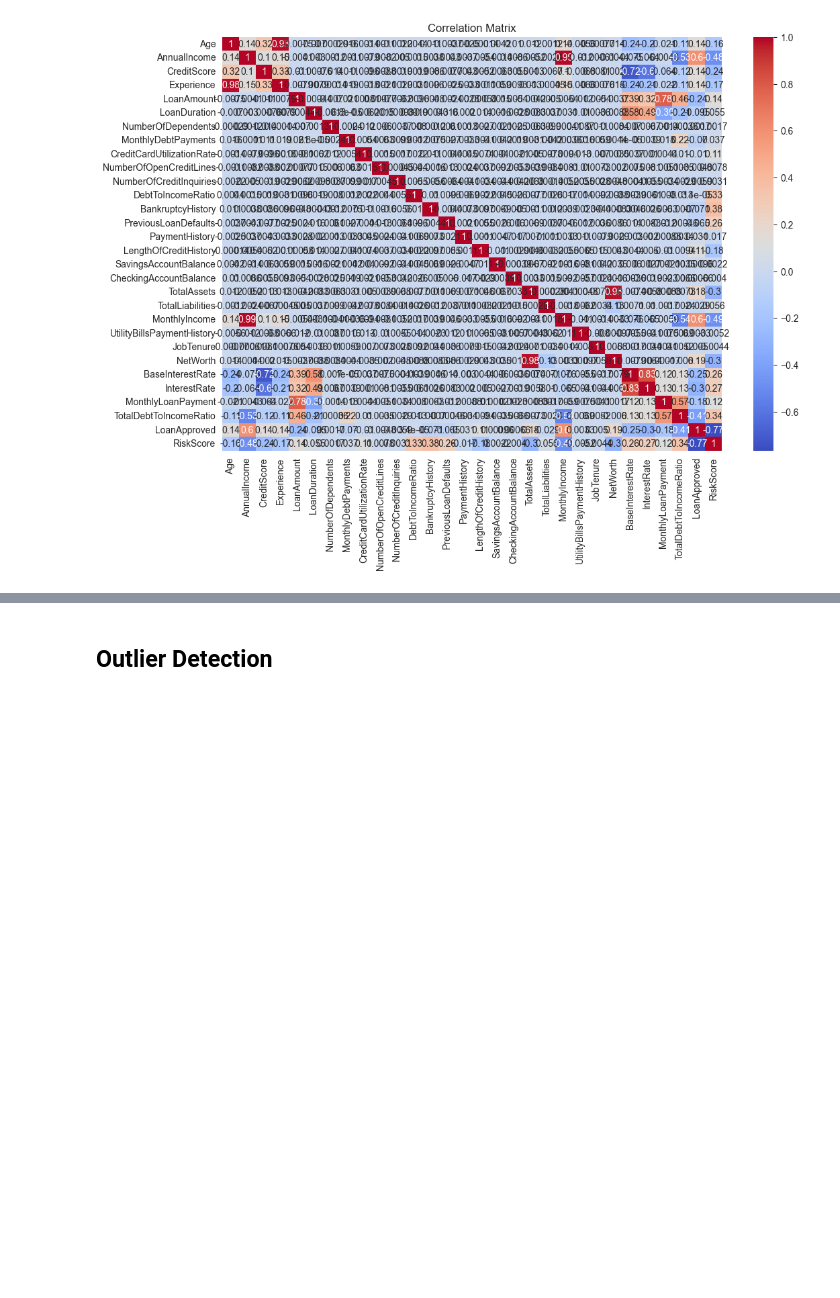
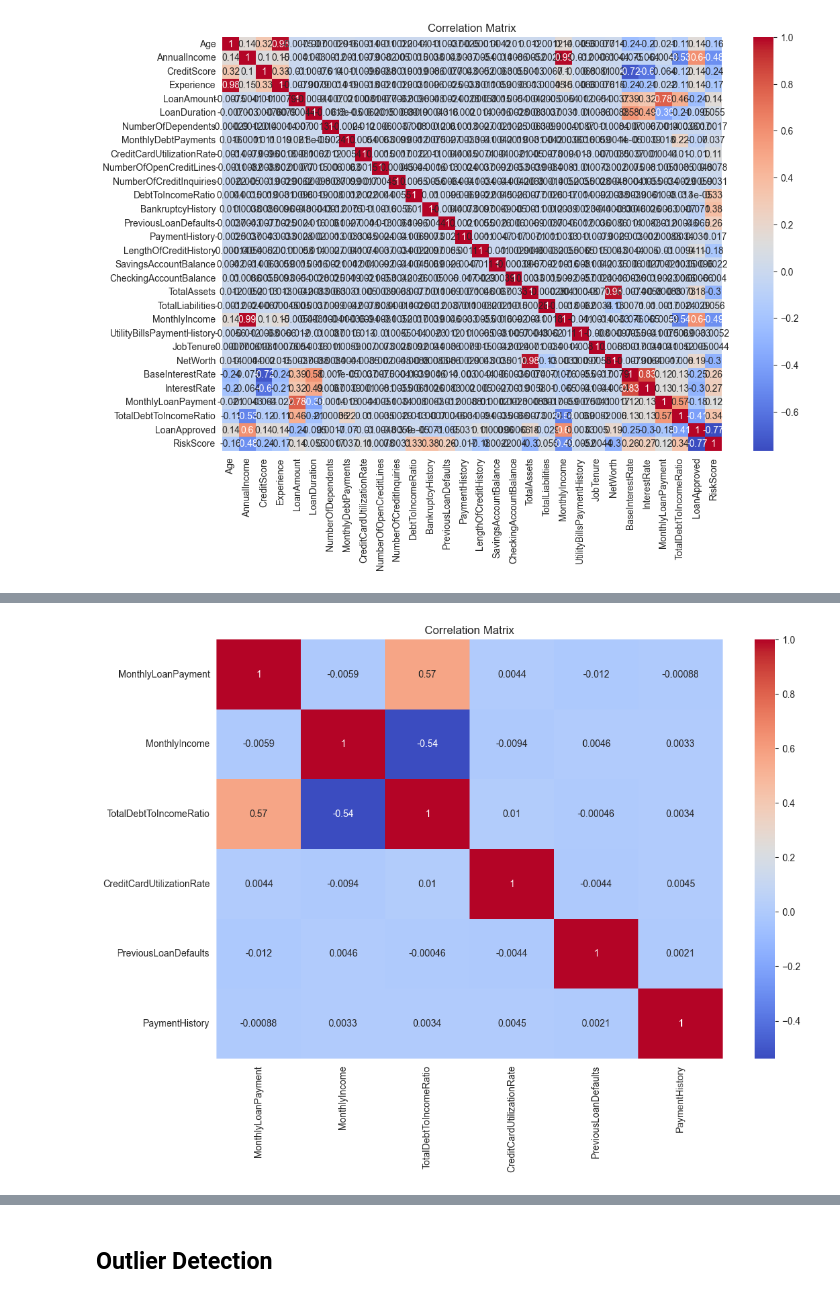
Before and after one commit to sseptiannn/finalproject_dibimbing_aiml8, a Jupyter notebook: notebooks/Exploratory Data Analysis.ipynb, the cells around one changed output, grey strips where cells are left out. Drawn from its saved outputs; the diff is of its cells as text; code cells hidden in the pictures; blank space fills up the shorter version.

```diff
--- a/notebooks/Exploratory Data Analysis.ipynb
+++ b/notebooks/Exploratory Data Analysis.ipynb
@@ -157,0 +172,18 @@ plt.show()
+# %%
+selected_cols = [
+    "MonthlyLoanPayment",
+    "MonthlyIncome",
+    "TotalDebtToIncomeRatio",
+    "CreditCardUtilizationRate",
+    "PreviousLoanDefaults",
+    "PaymentHistory",
+]
+
+corr = df[selected_cols].corr()
+
+plt.figure(figsize=(12,8))
+sns.heatmap(corr, annot=True, cmap="coolwarm")
+plt.title("Correlation Matrix")
+plt.show()
+# %% [output]
+[figure, added]
```
Also changed, not shown: parts of 7 cells of this notebook.
